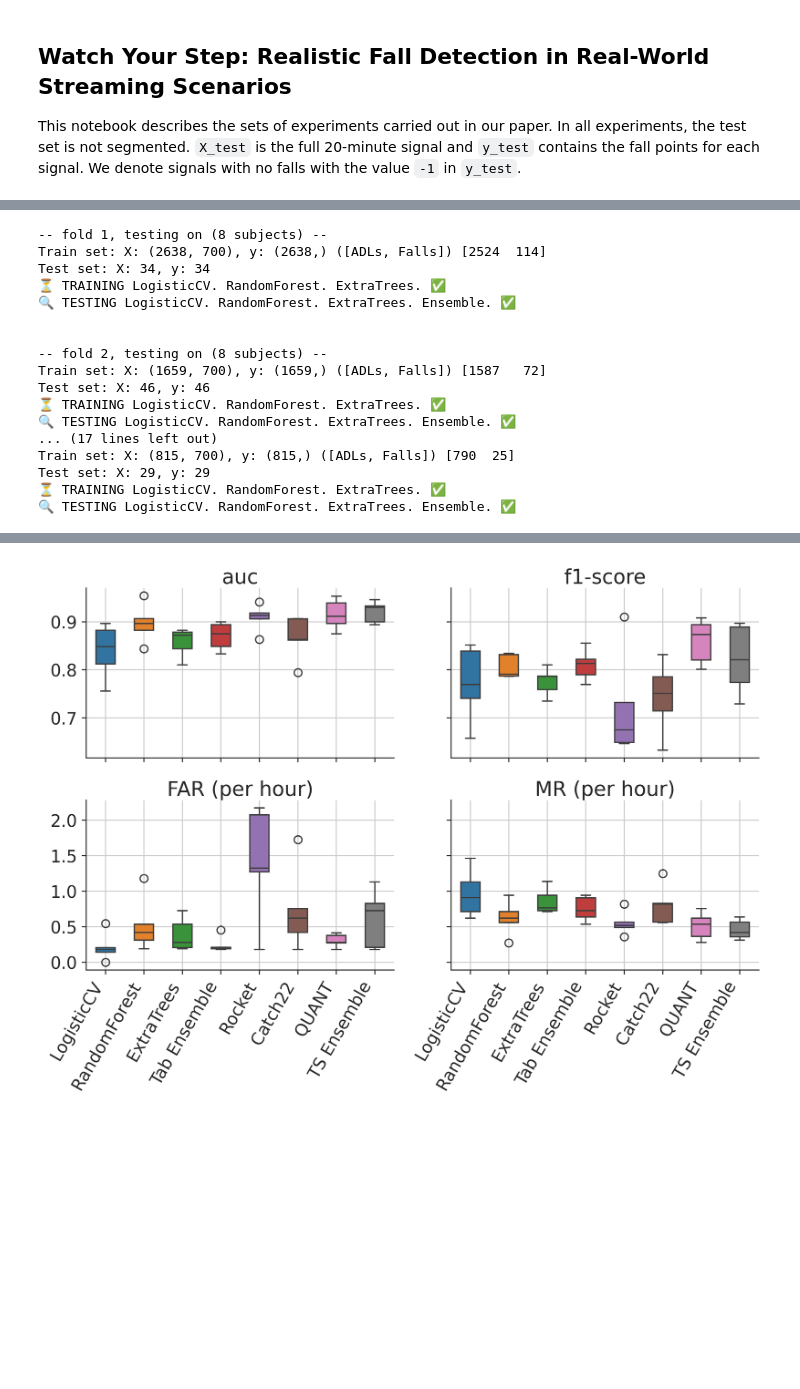
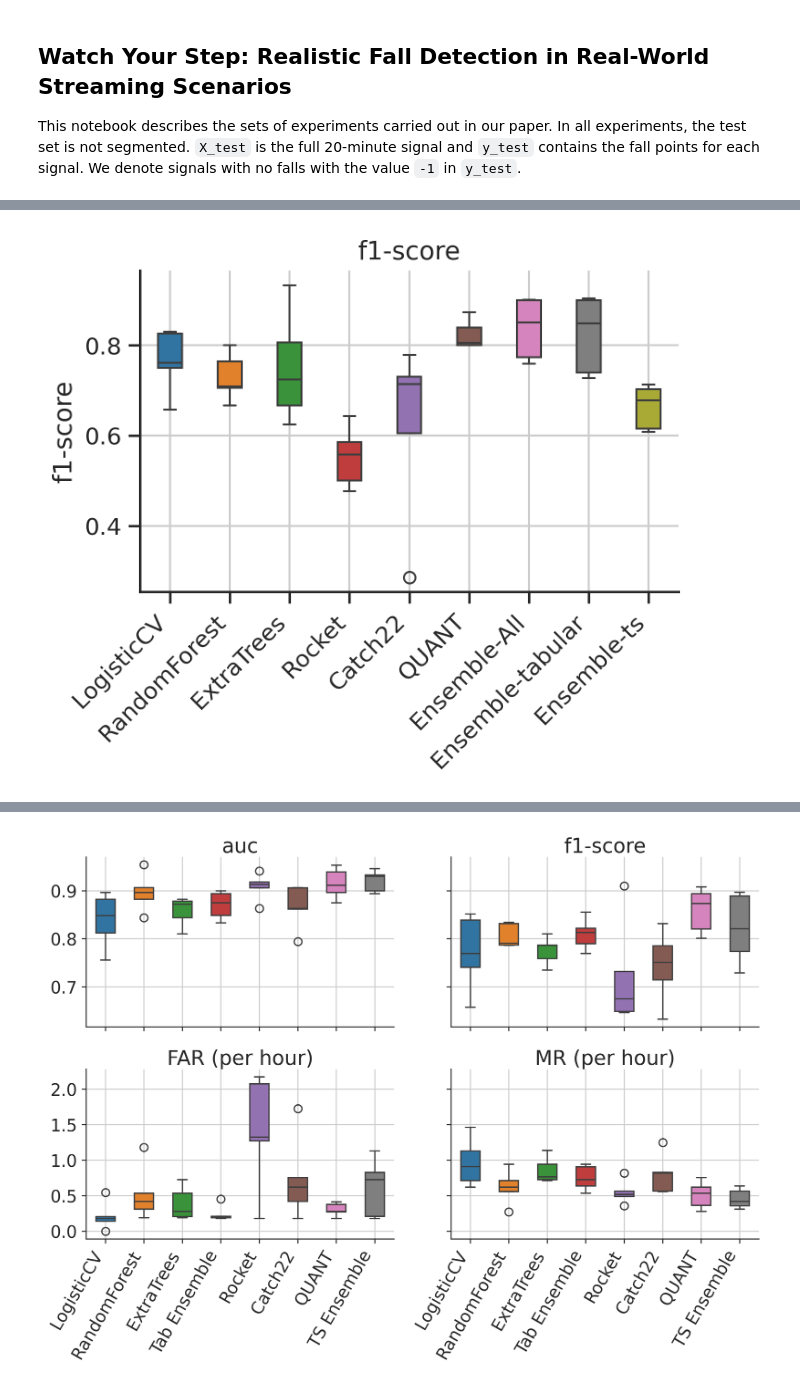
Before and after one commit to mlgig/fallstream, a Jupyter notebook: main.ipynb, the cells around one changed output, grey strips where cells are left out. Drawn from its saved outputs; the diff is of its cells as text; code cells hidden in the pictures; blank space fills up the shorter version.

```diff
--- a/main.ipynb
+++ b/main.ipynb
@@ -17,0 +24,3 @@ from scripts import farseeing, classifiers, utils
+# %%
+TRAIN_SET, TEST_SET = utils.train_test_subjects_split(
+    farseeing, test_size=0.2, random_state=42)
@@ -17,0 +30,3 @@ from scripts import farseeing, classifiers, utils
+# %%
+# Load training dataframe
+train_df = dataframe[dataframe['SubjectID'].isin(TRAIN_SET)]
@@ -17,0 +44,30 @@ from scripts import farseeing, classifiers, utils
+# %%
+from scripts.cv_runner import CVRunner
+from scripts.model_runner import run_models
+from scripts.models import get_model_specs
+
+specs = get_model_specs()
+kwargs = dict(multiphase=True,
+              segment_test=False,
+              window_size=7,
+              thresh=1.4)
+runner = CVRunner(
+    df=train_df,
+    dataset=farseeing,
+    groups="SubjectID",
+    split_df_fn=utils.split_df,
+    run_models_fn=run_models,
+    window_size=7,
+    cv=5,
+    # model_seeds=[0, 10],          # mean±std across 2 seeds
+	kwargs=kwargs,
+)
+
+run_kwargs = dict(
+    verbose=True,
+    model_specs=specs,
+    ensemble_models=True,
+    ensemble_by_kind=True
+)
+
+metrics = runner.run(**run_kwargs)
@@ -18,27 +127,17 @@ from scripts import farseeing, classifiers, utils
 # %%
-# Tabular models
-kwargs = dict(window_size=7, cv=5, segment_test=False,
-	multiphase=True, model_type='tabular')
-tab_metric_df, tab_aggr_df = classifiers.cross_validate(
-	farseeing, **kwargs)
-tab_metric_df['model_type'] = 'tabular'
-tab_aggr_df['model_type'] = 'tabular'
+from scripts.plotting import (
+    metric_box,
+    compare_models,
+    metric_grid
+)
-# %% [output]
--- fold 1, testing on (8 subjects) --
-Train set: X: (2638, 700), y: (2638,) ([ADLs, Falls]) [2524  114]
-Test set: X: 34, y: 34
-⏳ TRAINING LogisticCV. RandomForest. ExtraTrees. ✅
-🔍 TESTING LogisticCV. RandomForest. ExtraTrees. Ensemble. ✅
-
-
--- fold 2, testing on (8 subjects) --
-Train set: X: (1659, 700), y: (1659,) ([ADLs, Falls]) [1587   72]
-Test set: X: 46, y: 46
-⏳ TRAINING LogisticCV. RandomForest. ExtraTrees. ✅
-🔍 TESTING LogisticCV. RandomForest. ExtraTrees. Ensemble. ✅
-... (17 lines left out)
-Train set: X: (815, 700), y: (815,) ([ADLs, Falls]) [790  25]
-Test set: X: 29, y: 29
-⏳ TRAINING LogisticCV. RandomForest. ExtraTrees. ✅
-🔍 TESTING LogisticCV. RandomForest. ExtraTrees. Ensemble. ✅
+# %%
+fig, ax = plt.subplots(figsize=(5, 3), dpi=300)
+metric_box(
+    df=metrics,
+    metric="f1-score",
+    grid_ax='both'
+)
+plt.show()
+# %% [output]
+[figure, added]
 # %%
```
Also changed, not shown: parts of 11 cells of this notebook, 17 other files.
